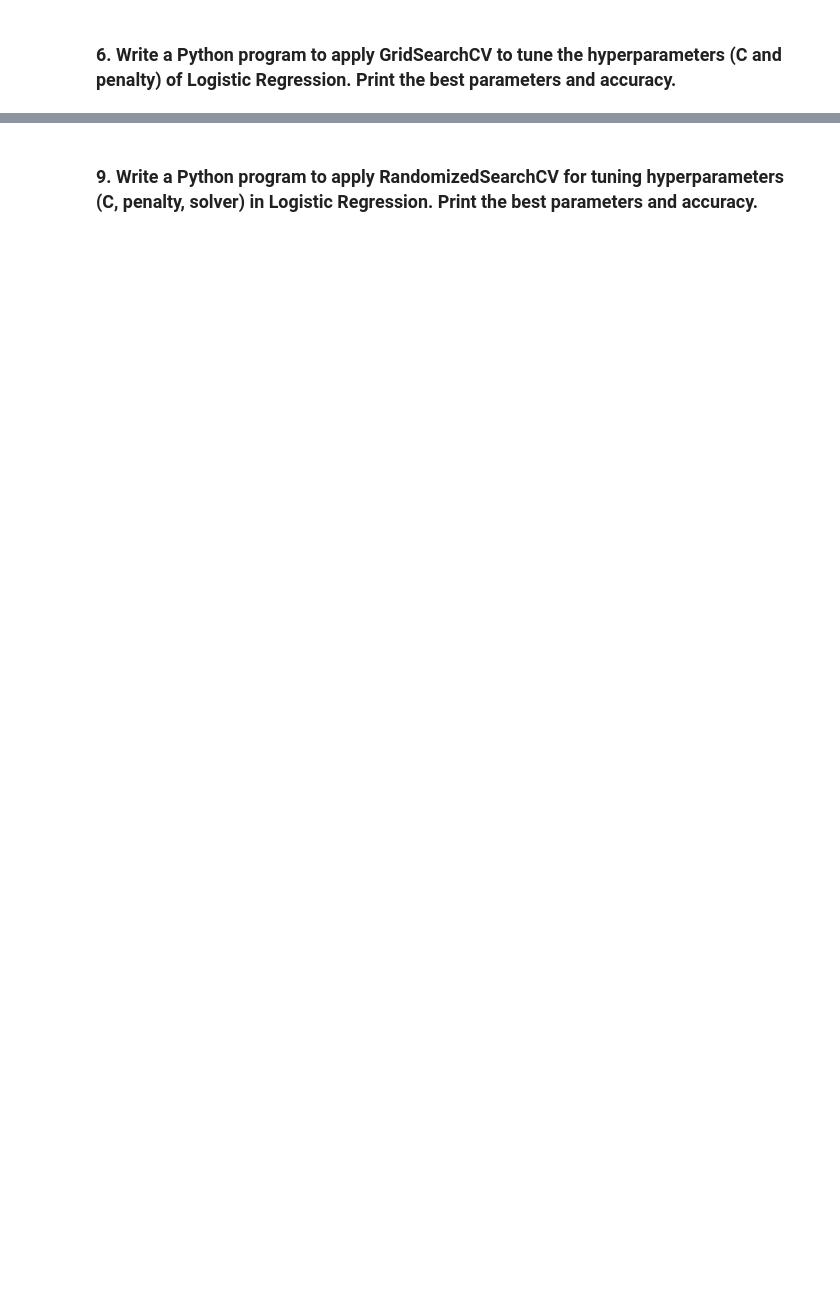
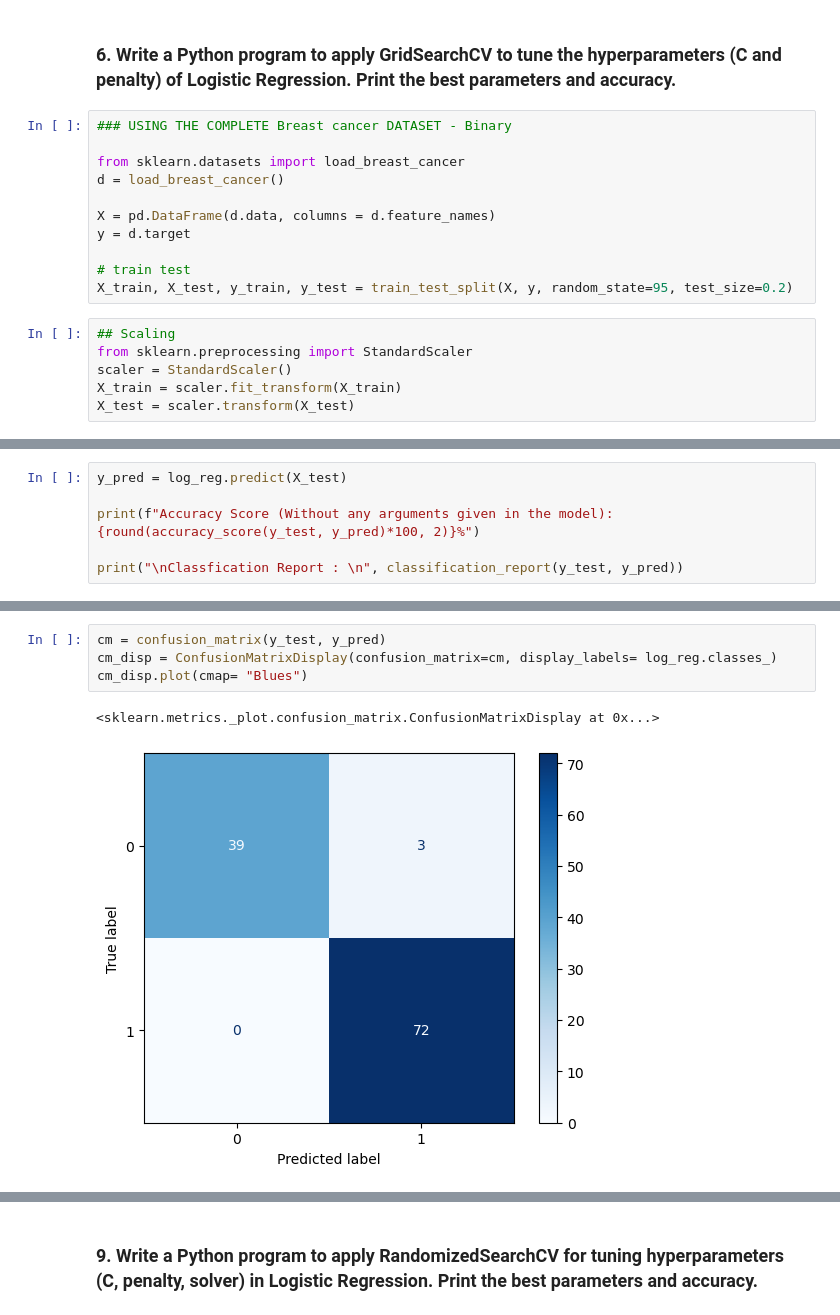
Before and after one commit to Pritam-Stats/ML-Assignments, a Jupyter notebook: Logistic_Regression/Logistic_Regression-Practical.ipynb, the cells around one changed output, grey strips where cells are left out. Cells and saved outputs as stored; diff of their text form; blank space fills up the shorter version.

```diff
--- a/Logistic_Regression/Logistic_Regression-Practical.ipynb
+++ b/Logistic_Regression/Logistic_Regression-Practical.ipynb
@@ -36,2 +202,19 @@ data
 # %% [markdown]
 ### **6. Write a Python program to apply GridSearchCV to tune the hyperparameters (C and penalty) of Logistic Regression. Print the best parameters and accuracy.**
+# %%
+### USING THE COMPLETE Breast cancer DATASET - Binary
+
+from sklearn.datasets import load_breast_cancer
+d = load_breast_cancer()
+
+X = pd.DataFrame(d.data, columns = d.feature_names)
+y = d.target
+
+# train test
+X_train, X_test, y_train, y_test = train_test_split(X, y, random_state=95, test_size=0.2)
+# %%
+## Scaling
+from sklearn.preprocessing import StandardScaler
+scaler = StandardScaler()
+X_train = scaler.fit_transform(X_train)
+X_test = scaler.transform(X_test)
@@ -37,0 +226,6 @@ data
+# %%
+y_pred = log_reg.predict(X_test)
+
+print(f"Accuracy Score (Without any arguments given in the model): {round(accuracy_score(y_test, y_pred)*100, 2)}%")
+
+print("\nClassfication Report : \n", classification_report(y_test, y_pred))
@@ -37,0 +244,7 @@ data
+# %%
+cm = confusion_matrix(y_test, y_pred)
+cm_disp = ConfusionMatrixDisplay(confusion_matrix=cm, display_labels= log_reg.classes_)
+cm_disp.plot(cmap= "Blues")
+# %% [output]
+<sklearn.metrics._plot.confusion_matrix.ConfusionMatrixDisplay at 0x...>
+[figure, added]
```
Also changed, not shown: parts of 66 cells of this notebook, 1 other file.
